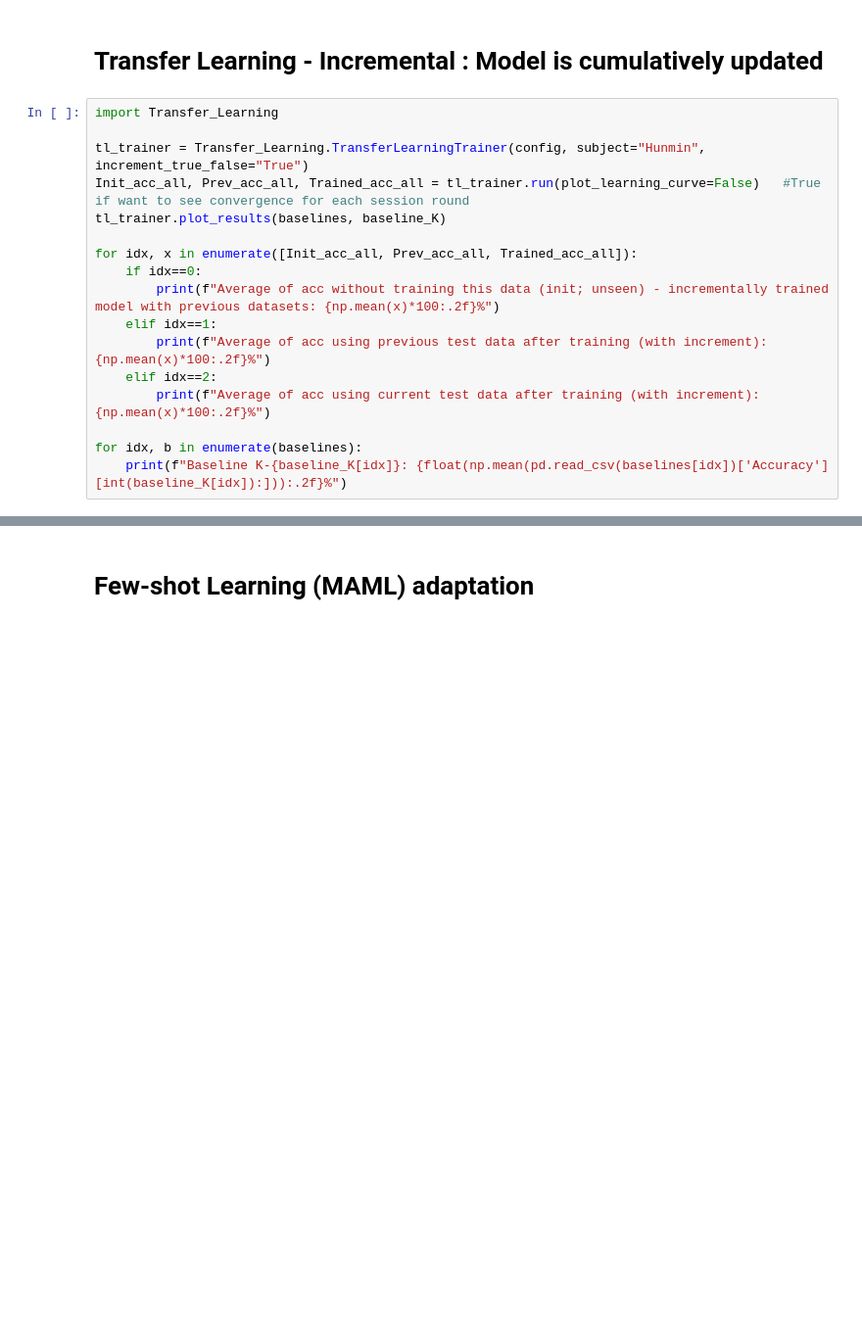
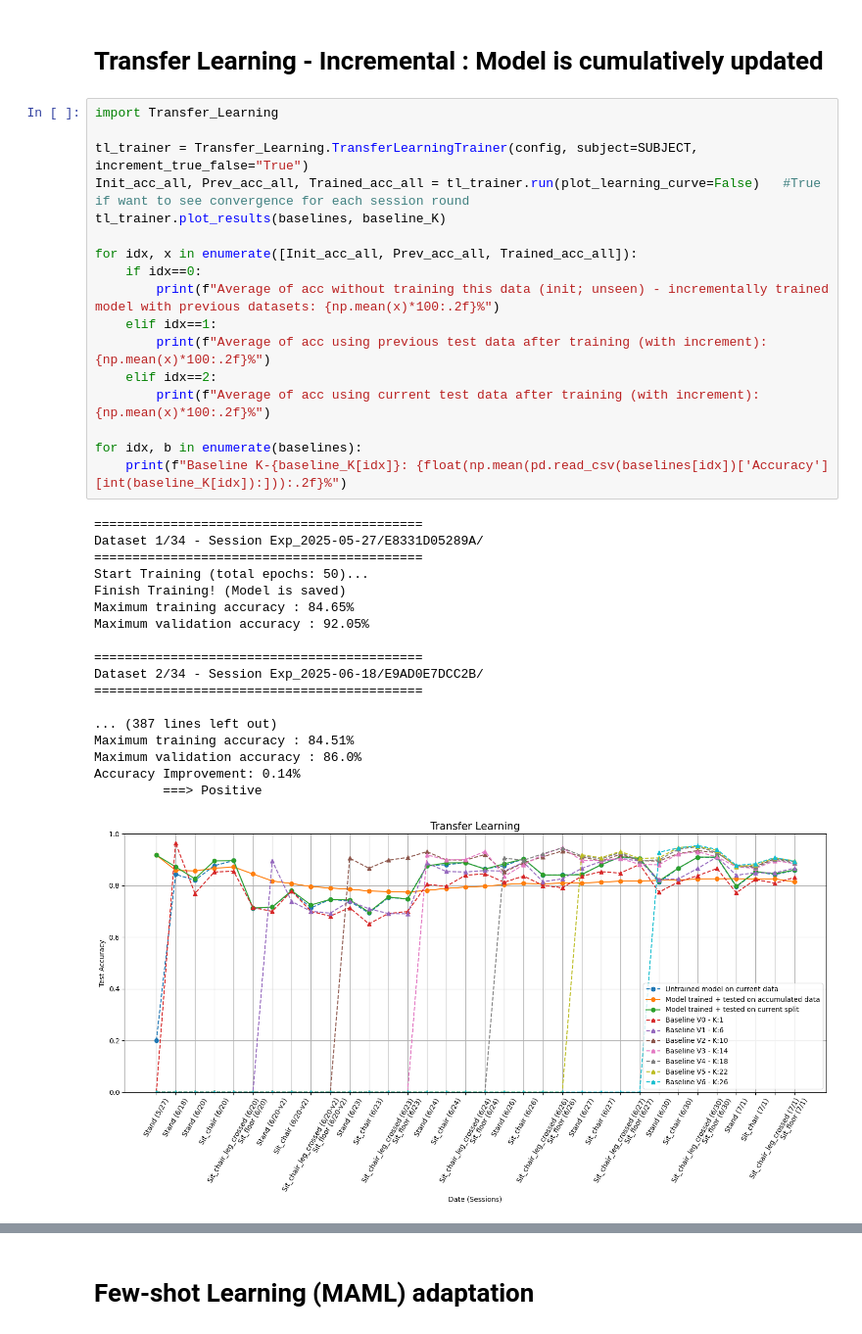
Before and after one commit to Hunminlee/Neural_Computing_Interface_MindForce, a Jupyter notebook: V3 Different Subjects/Comparison_all_Hunmin.ipynb, the cells around one changed output, grey strips where cells are left out. Shown at 98% size. Drawn from its saved outputs; the diff is of its cells as text; blank space fills up the shorter version.

```diff
--- a/V3 Different Subjects/Comparison_all_Hunmin.ipynb
+++ b/V3 Different Subjects/Comparison_all_Hunmin.ipynb
@@ -90,17 +103,36 @@ ValueError: x and y must have same first dimension, but have shapes (34,) and (3
 # %%
 import Transfer_Learning
 
-tl_trainer = Transfer_Learning.TransferLearningTrainer(config, subject="Hunmin", increment_true_false="True")
+tl_trainer = Transfer_Learning.TransferLearningTrainer(config, subject=SUBJECT, increment_true_false="True")
 Init_acc_all, Prev_acc_all, Trained_acc_all = tl_trainer.run(plot_learning_curve=False)   #True if want to see convergence for each session round
 tl_trainer.plot_results(baselines, baseline_K)
 
 for idx, x in enumerate([Init_acc_all, Prev_acc_all, Trained_acc_all]):
     if idx==0:
         print(f"Average of acc without training this data (init; unseen) - incrementally trained model with previous datasets: {np.mean(x)*100:.2f}%")
     elif idx==1:
         print(f"Average of acc using previous test data after training (with increment): {np.mean(x)*100:.2f}%")
     elif idx==2:
         print(f"Average of acc using current test data after training (with increment): {np.mean(x)*100:.2f}%")
 
 for idx, b in enumerate(baselines):
     print(f"Baseline K-{baseline_K[idx]}: {float(np.mean(pd.read_csv(baselines[idx])['Accuracy'][int(baseline_K[idx]):])):.2f}%")
+# %% [output]
+===========================================
+Dataset 1/34 - Session Exp_2025-05-27/E8331D05289A/
+===========================================
+Start Training (total epochs: 50)...
+Finish Training! (Model is saved)
+Maximum training accuracy : 84.65%
+Maximum validation accuracy : 92.05%
+
+===========================================
+Dataset 2/34 - Session Exp_2025-06-18/E9AD0E7DCC2B/
+===========================================
+
+... (387 lines left out)
+Maximum training accuracy : 84.51%
+Maximum validation accuracy : 86.0%
+Accuracy Improvement: 0.14%
+         ===> Positive
+[figure, added]
```
Also changed, not shown: parts of 6 cells of this notebook, 23 other files.
